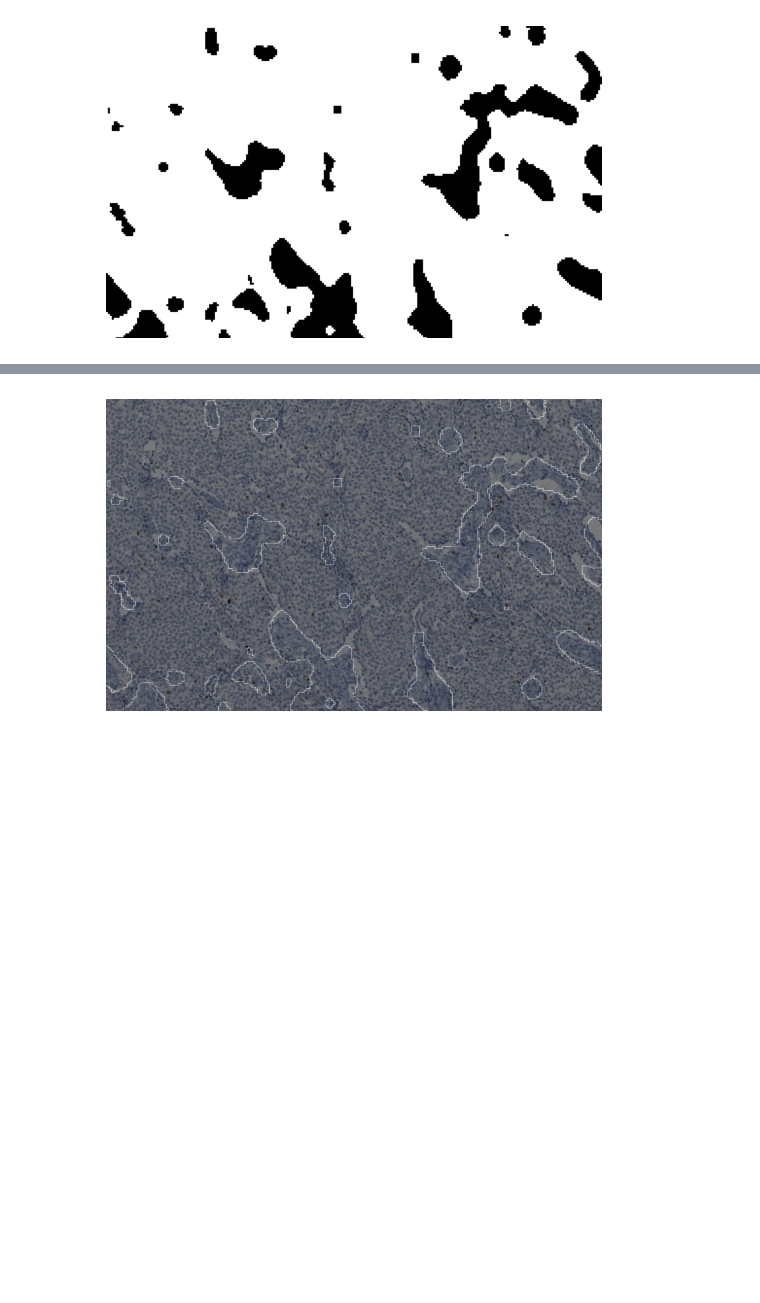
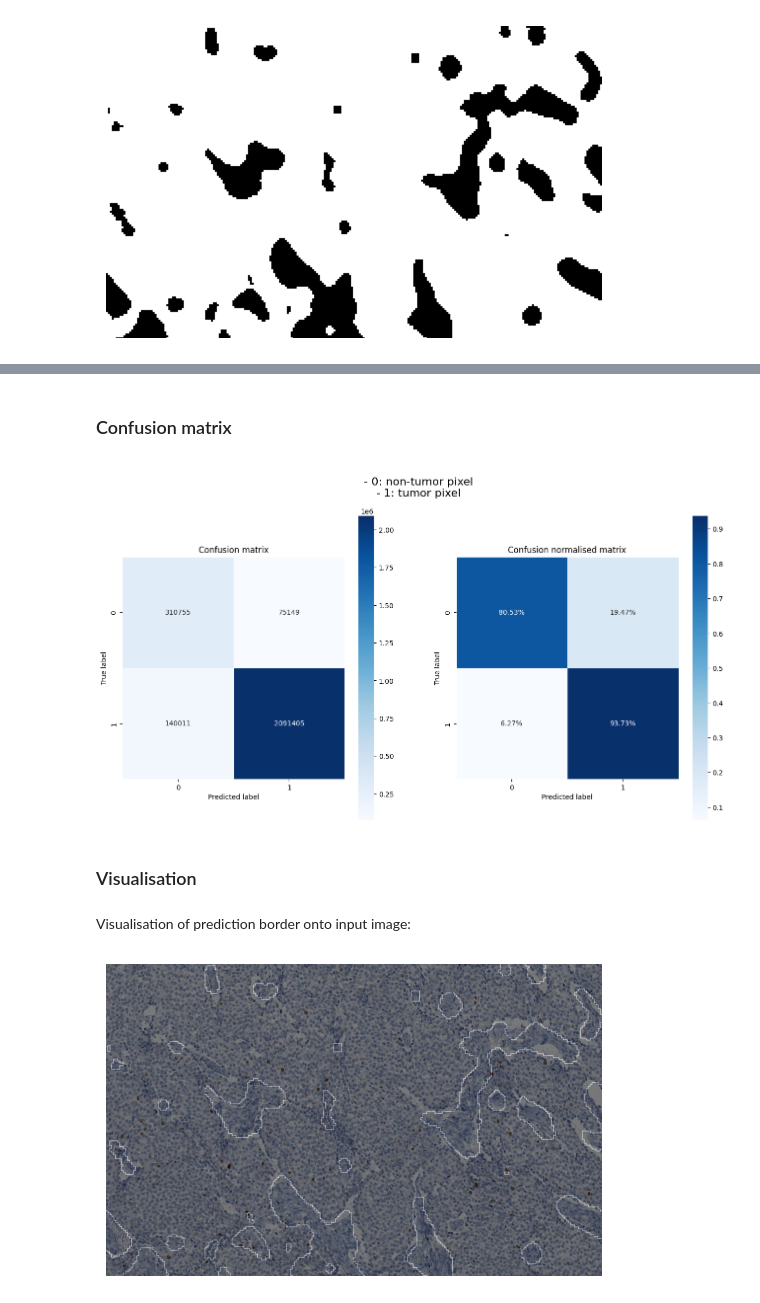
Before and after one commit to Luca-Olivieri/NAML_project, a Jupyter notebook: inception_v3/inception_v3.ipynb, the cells around one changed output, grey strips where cells are left out. Saved outputs shown, nothing was run; the diff lists cells and outputs as text; code cells hidden in the pictures; blank space fills up the shorter version.

Commit message:
Further refactor of inception_v3 notebook

```diff
--- a/inception_v3/inception_v3.ipynb
+++ b/inception_v3/inception_v3.ipynb
@@ -423,13 +428,10 @@ avg_path = "/content/avg.png"
 if pred == True:
   avg = predict(testImage)
 
-  if avg_write == True:
-    cv2.imwrite('avg.png', avg*255)
-
 else:
-
   # Download avg.png
-  !curl -o avg.png https://raw.githubusercontent.com/Luca-Olivieri/NAML_project/master/inception_v3/avg.png
+  if not os.path.exists("avg.png"):
+    !curl -o avg.png https://raw.githubusercontent.com/Luca-Olivieri/NAML_project/master/inception_v3/avg.png
 
   avg = cv2.imread(avg_path)
 
@@ -476,0 +515,9 @@ Print border
+# %%
+y_true = (modelGuess/255).astype(bool)
+y_pred = (testMask[:,:,0]/255).astype(bool)
+
+pos = True # True: tumor, False: non-tumor
+
+if pos == False:
+  y_true = np.logical_not(y_true)
+  y_pred = np.logical_not(y_pred)
@@ -477,3 +557,36 @@ Print border
+# %% [markdown]
+### Confusion matrix
+# %%
+# Assuming modelGuess and testMask are your predicted and actual values respectively
+conf_matrix = confusion_matrix(y_true.flatten(), y_pred.flatten())
+conf_norm_matrix = confusion_matrix(y_true.flatten(), y_pred.flatten(), normalize="true")
+# %%
+fig, axs = plt.subplots(nrows=1, ncols=2, figsize=(16, 8))
+
+text = """
+- 0: non-tumor pixel
+- 1: tumor pixel
+"""
+
+fig.text(0.5, 0.90, text, ha='center', fontsize=16, color='black')
+
+sns.heatmap(conf_matrix, annot=True, fmt="d", cmap="Blues", linewidths=.5, square=True, ax=axs[0])
+axs[0].set_title("Confusion matrix")
+axs[0].set_xlabel("Predicted label")
+axs[0].set_ylabel("True label")
+
+sns.heatmap(conf_norm_matrix, annot=True, fmt=".2%", cmap="Blues", linewidths=.5, square=True, ax=axs[1])
+axs[1].set_title("Confusion normalised matrix")
+axs[1].set_xlabel("Predicted label")
+axs[1].set_ylabel("True label")
+
+plt.show()
+# %% [output]
+[figure, added]
+# %% [markdown]
+### Visualisation
+# %% [markdown]
+Visualisation of prediction border onto input image:
 # %%
 # Define the disk structuring element
 radius = 2
```
Also changed, not shown: parts of 26 cells of this notebook.
